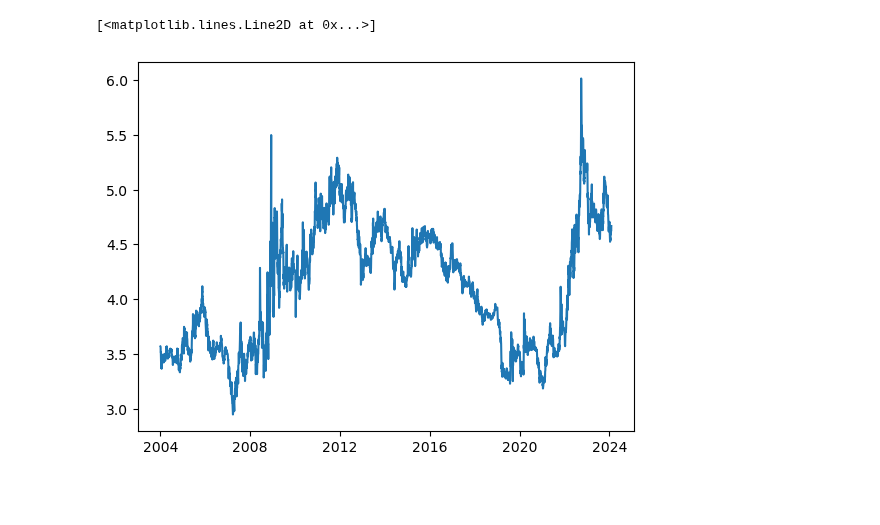
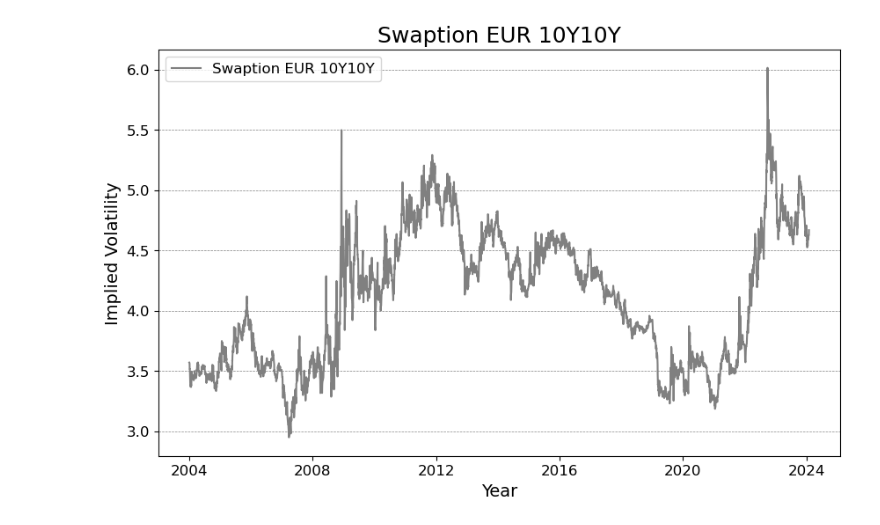
Before and after one commit to NannaOhrt/master_thesis, a Jupyter notebook: main/code/ATM_version2.ipynb, the cells around one changed output. Cells and saved outputs as stored; diff of their text form; code cells hidden in the pictures; blank space fills up the shorter version.

Commit message:
more change to the plot

```diff
--- a/main/code/ATM_version2.ipynb
+++ b/main/code/ATM_version2.ipynb
@@ -1,13 +1,21 @@
 # %%
 import pandas as pd
 import matplotlib.pyplot as plt
 import openpyxl
 
 # Replace 'your_file.xlsx' with the path to your Excel file
 # Replace 'Sheet1' with the name of the sheet you want to load
 df = pd.read_excel('/Users/nannaingemannohrt/Desktop/master_thesis/main/data/ATM_10Y_10Y_from_2004_2024.xlsx', sheet_name='Ark1', engine='openpyxl')
 
-plt.plot(df["Dato"],df["ATM_10Y_10Y"])
+plt.figure(figsize=(10, 6))
+plt.plot(df["Dato"],df["ATM_10Y_10Y"], color='grey', label= 'Swaption EUR 10Y10Y')
+plt.title('Swaption EUR 10Y10Y', fontsize=18)
+plt.xlabel('Year', fontsize=14)
+plt.ylabel('Implied Volatility', fontsize=14)
+plt.xticks(fontsize=12)
+plt.yticks(fontsize=12)
+plt.grid(axis='y', color='gray', linestyle='--', linewidth=0.5)
+plt.legend(fontsize=12)
+plt.show()
 # %% [output]
-[<matplotlib.lines.Line2D at 0x...>]
-[figure, old version]
+[figure, new version]
```
